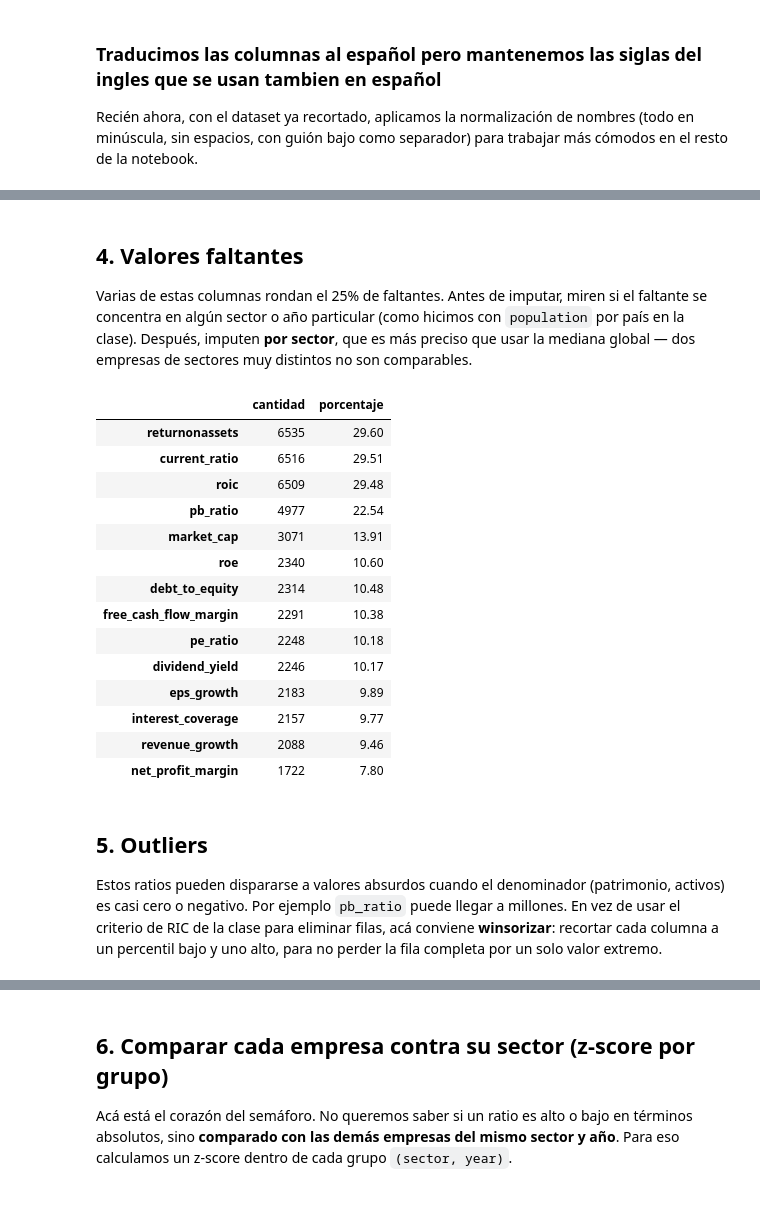
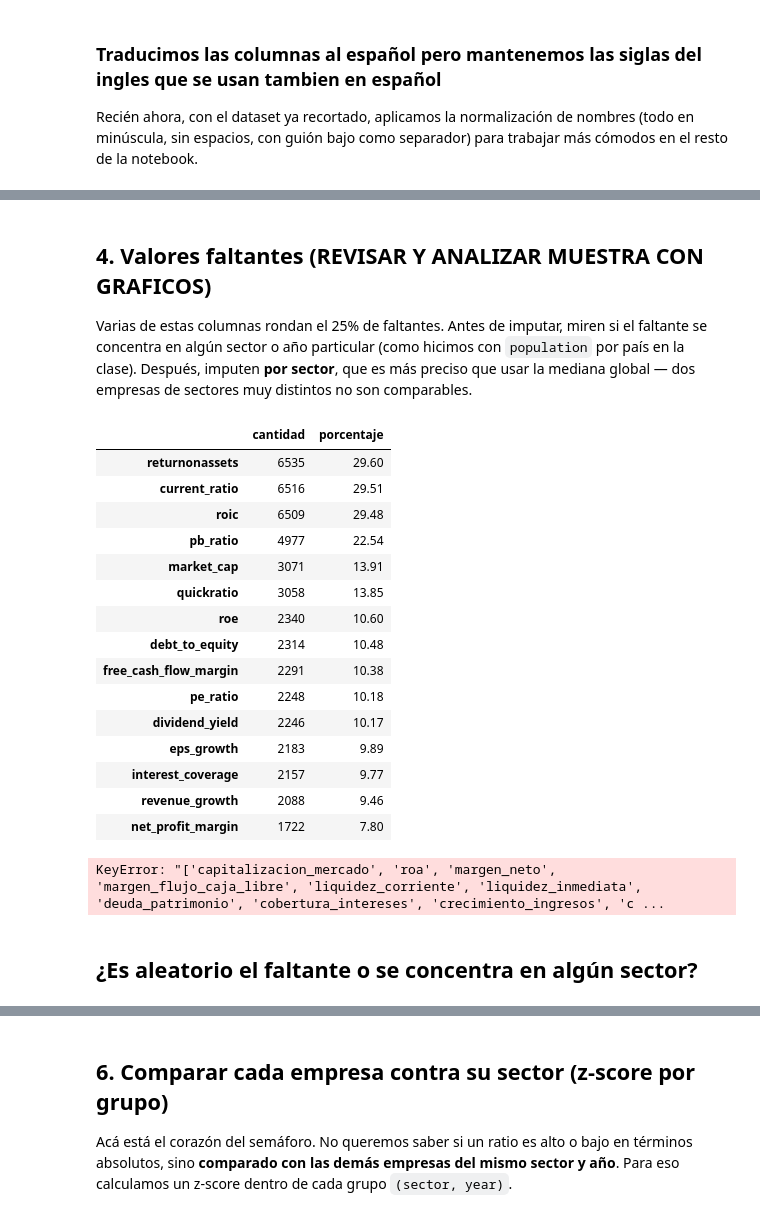
Before and after one commit to EmanuelMatiasCinel/Proyecto-Final-Data-Science, a Jupyter notebook: Grupo_16_Proyecto_Data_Science_estructura_(3).ipynb, the cells around one changed output, grey strips where cells are left out. Cells and saved outputs as stored; diff of their text form; code cells hidden in the pictures.

```diff
--- a/Grupo_16_Proyecto_Data_Science_estructura_(3).ipynb
+++ b/Grupo_16_Proyecto_Data_Science_estructura_(3).ipynb
@@ -453,25 +469,26 @@ print(df_reducido.columns.tolist())
 # %% [markdown]
-## 4. Valores faltantes
+## 4. Valores faltantes (REVISAR Y ANALIZAR MUESTRA CON GRAFICOS)
 
 Varias de estas columnas rondan el 25% de faltantes. Antes de imputar, miren si el faltante se concentra en algún sector o año particular (como hicimos con `population` por país en la clase). Después, imputen **por sector**, que es más preciso que usar la mediana global — dos empresas de sectores muy distintos no son comparables.
 # %%
 columnas_ratio = ["pe_ratio", "pb_ratio", "roe", "returnonassets", "roic",
-                  "net_profit_margin", "free_cash_flow_margin", "current_ratio", "debt_to_equity",
+                  "net_profit_margin", "free_cash_flow_margin", "current_ratio", "quickRatio", "debt_to_equity",
                   "interest_coverage", "revenue_growth", "eps_growth",
                   "dividend_yield", "market_cap"]
 
 faltantes = pd.DataFrame({
-    "cantidad": df.isna().sum(),
-    "porcentaje": (df.isna().mean() * 100).round(2),
+    "cantidad": df_reducido.isna().sum(),
+    "porcentaje": (df_reducido.isna().mean() * 100).round(2),
 })
 faltantes[faltantes["cantidad"] > 0].sort_values("porcentaje", ascending=False)
 # %% [output]
 |  | cantidad | porcentaje |
 | returnonassets | 6535 | 29.60 |
 | current_ratio | 6516 | 29.51 |
 | roic | 6509 | 29.48 |
 | pb_ratio | 4977 | 22.54 |
 | market_cap | 3071 | 13.91 |
+| quickratio | 3058 | 13.85 |
 | roe | 2340 | 10.60 |
 | debt_to_equity | 2314 | 10.48 |
 | free_cash_flow_margin | 2291 | 10.38 |
@@ -490,4 +501,20 @@ faltantes[faltantes["cantidad"] > 0].sort_values("porcentaje", ascending=False)
-# %% [markdown]
-## 5. Outliers
-
-Estos ratios pueden dispararse a valores absurdos cuando el denominador (patrimonio, activos) es casi cero o negativo. Por ejemplo `pb_ratio` puede llegar a millones. En vez de usar el criterio de RIC de la clase para eliminar filas, acá conviene **winsorizar**: recortar cada columna a un percentil bajo y uno alto, para no perder la fila completa por un solo valor extremo.
+# %%
+# Lista de los 15 ratios financieros (excluye identificadores y columnas de validación)
+columnas_ratio = [
+    "capitalizacion_mercado", "pe_ratio", "pb_ratio", "roe", "roa", "roic",
+    "margen_neto", "margen_flujo_caja_libre", "liquidez_corriente", "liquidez_inmediata",
+    "deuda_patrimonio", "cobertura_intereses", "crecimiento_ingresos",
+    "crecimiento_eps", "rendimiento_dividendo",
+]
+
+# Cuántos de esos 15 ratios le faltan a cada fila (empresa-año)
+df_reducido["faltantes_en_fila"] = df_reducido[columnas_ratio].isnull().sum(axis=1)
+
+# Distribución: ¿cuántas filas tienen 0 faltantes, 1 faltante, ..., 15 faltantes?
+print("=== Distribución de faltantes por fila ===")
+print(df_reducido["faltantes_en_fila"].value_counts().sort_index())
+faltantes[faltantes["cantidad"] > 0].sort_values("porcentaje", ascending=False)
+# %% [output]
+KeyError: "['capitalizacion_mercado', 'roa', 'margen_neto', 'margen_flujo_caja_libre', 'liquidez_corriente', 'liquidez_inmediata', 'deuda_patrimonio', 'cobertura_intereses', 'crecimiento_ingresos', 'c ...
+# %% [markdown]
+## ¿Es aleatorio el faltante o se concentra en algún sector?
```
Also changed, not shown: parts of 27 cells of this notebook.
